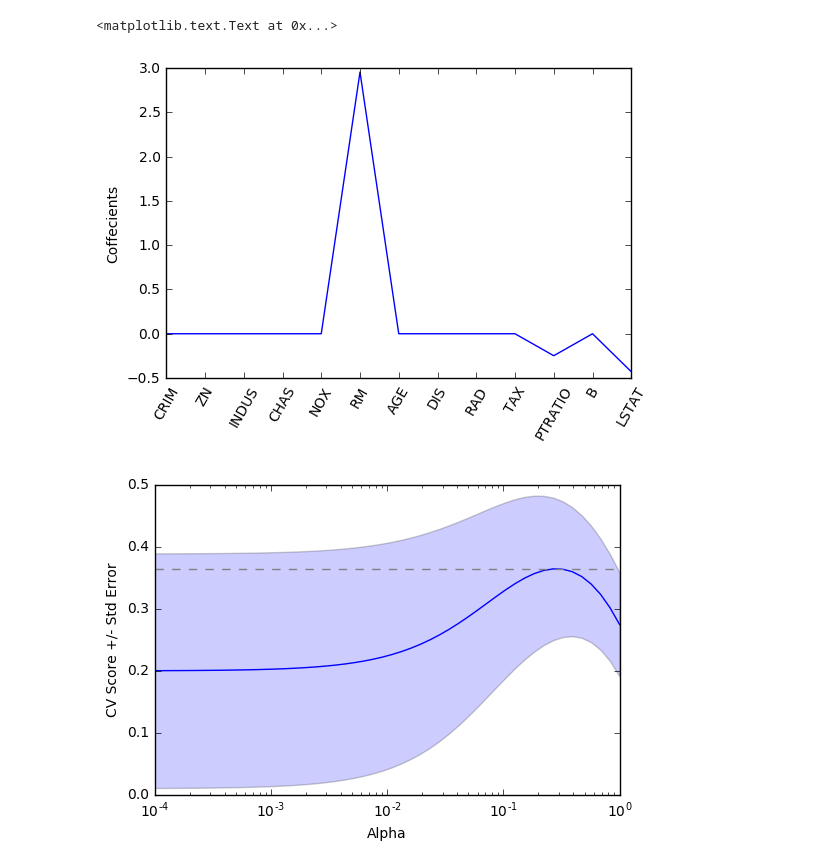
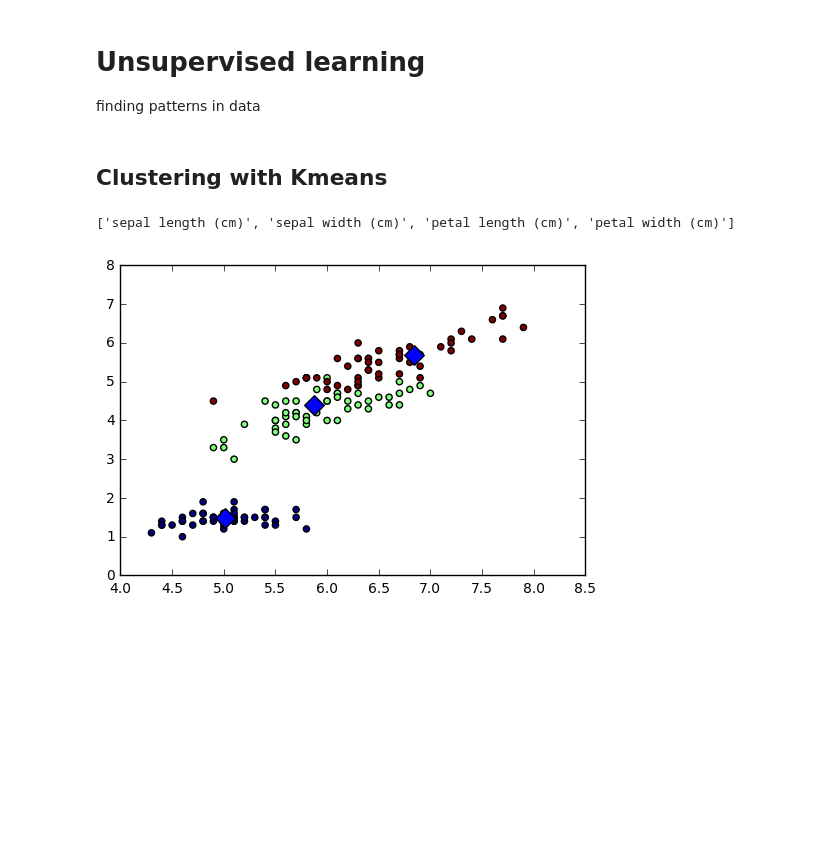
Before and after one commit to hzitoun/datacamp-machine-learning-with-scikit-learn, a Jupyter notebook: 2_unsupervised-learning-with-sickitlearn/Unsupervised-learning with Scikit-learn.ipynb, the cells around one changed output. Cells and saved outputs as stored; diff of their text form; code cells hidden in the pictures; blank space fills up the shorter version.

Commit message:
unsupervised learning clustering with kmeans, dendrogram & pca

```diff
--- a/2_unsupervised-learning-with-sickitlearn/Unsupervised-learning with Scikit-learn.ipynb
+++ b/2_unsupervised-learning-with-sickitlearn/Unsupervised-learning with Scikit-learn.ipynb
@@ -401,3 +0,0 @@ AUC scores computed using 5-fold cross-validation: [ 1.  1.  1.  1.  1.]
-# %%
-boston = datasets.load_boston()
-df = pd.DataFrame(data = boston.data, columns=boston.feature_names)
@@ -533,7 +0,0 @@ array([-0.        ,  0.        , -0.        ,  0.        , -0.        ,
-# %%
-_ = plt.plot(range(len(df.columns)), lasso_coef)
-_ = plt.xticks(range(len(df.columns)), df.columns, rotation=60)
-plt.ylabel('Coffecients')
-# %% [output]
-<matplotlib.text.Text at 0x...>
-[figure, removed]
@@ -555,28 +1,42 @@ def display_plot(cv_scores, cv_scores_std):
-# %%
-# Setup the array of alphas and lists to store scores
-alpha_space = np.logspace(-4, 0, 50)
-ridge_scores = []
-ridge_scores_std = []
-
-# Create a ridge regressor: ridge
-ridge = Ridge(normalize=True)
-
-# Compute scores over range of alphas
-for alpha in alpha_space:
-
-    # Specify the alpha value to use: ridge.alpha
-    ridge.alpha = alpha
-
-    # Perform 10-fold CV: ridge_cv_scores
-    ridge_cv_scores = cross_val_score(ridge, X, y, cv=10)
-
-    # Append the mean of ridge_cv_scores to ridge_scores
-    ridge_scores.append(np.mean(ridge_cv_scores))
-
-    # Append the std of ridge_cv_scores to ridge_scores_std
-    ridge_scores_std.append(np.std(ridge_cv_scores))
-
-# Display the plot
-display_plot(ridge_scores, ridge_scores_std)
-# %% [output]
-[figure, removed]
+# %% [markdown]
+# Unsupervised learning
+finding patterns in data
+# %% [markdown]
+## Clustering with Kmeans
+# %%
+from sklearn.cluster import KMeans
+from sklearn import datasets
+import numpy as np
+import pandas as pd
+
+import matplotlib.pyplot as plt
+
+iris = datasets.load_iris()
+
+X = iris.data
+
+y = iris.target
+
+print(iris.feature_names)
+
+xs = X[:, 0]
+ys = X[:, 2]
+
+plt.scatter(xs, ys, c=y)
+
+
+model = KMeans(n_clusters=3) # 3 species of iris
+
+
+model.fit(np.c_[xs, ys])
+
+
+centroids = model.cluster_centers_
+centroids_x = centroids[:,0]
+centroids_y = centroids[:,1]
+
+plt.scatter(centroids_x, centroids_y, s=100, marker='D')
+plt.show()
+# %% [output]
+['sepal length (cm)', 'sepal width (cm)', 'petal length (cm)', 'petal width (cm)']
+[figure, added]
```
Also changed, not shown: parts of 107 cells of this notebook, 5 other files.
